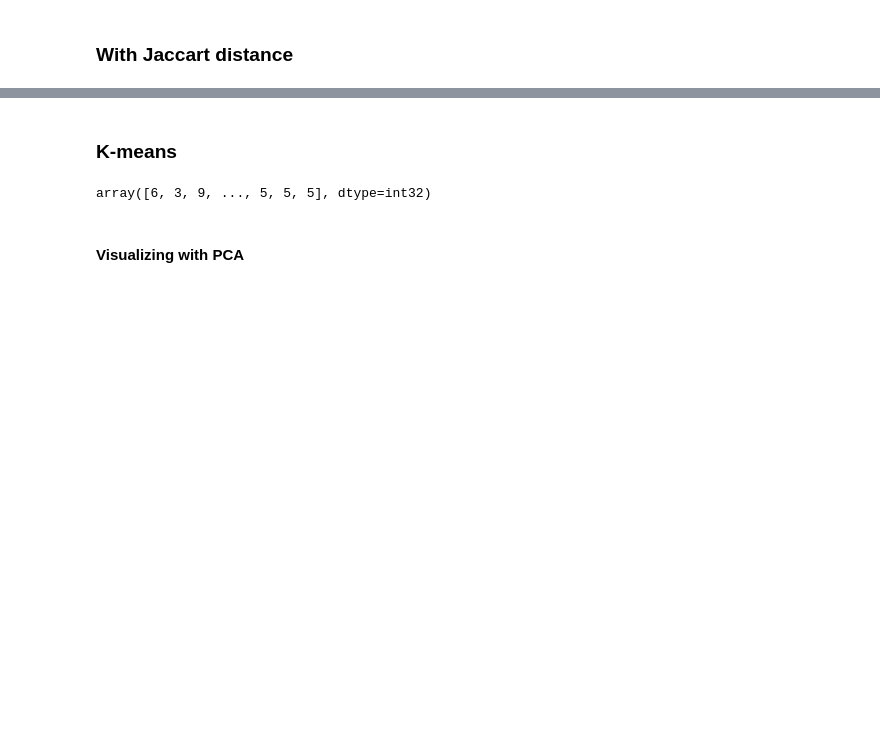
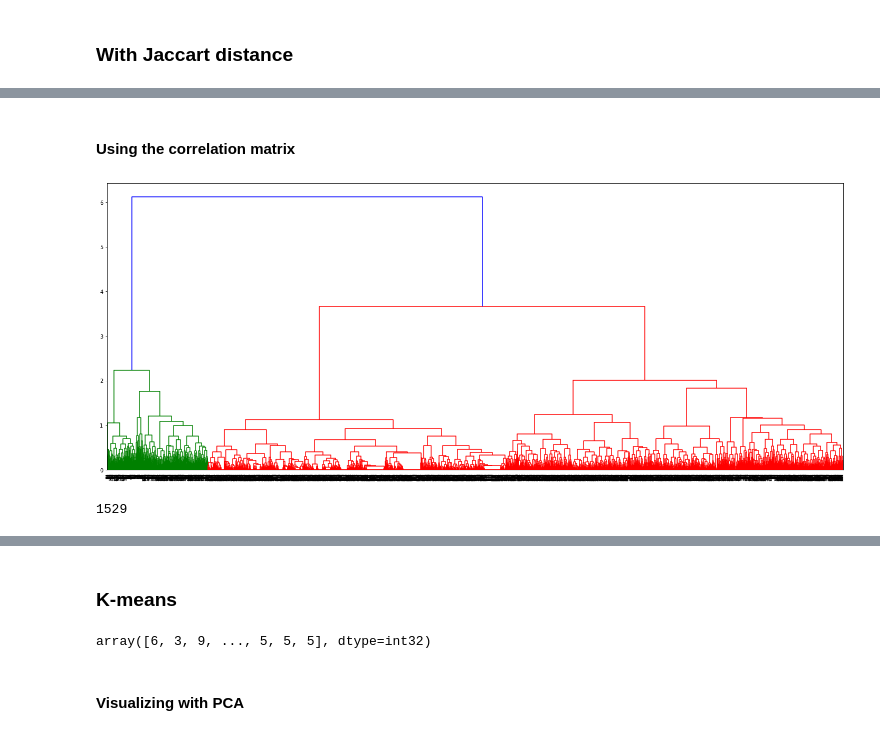
Before and after one commit to geovalexis/PP2GO, a Jupyter notebook: Methods.ipynb, the cells around one changed output, grey strips where cells are left out. Drawn from its saved outputs; the diff is of its cells as text; code cells hidden in the pictures; blank space fills up the shorter version.

Commit message:
Added more hierarchical clustering methods and made a couple of tests on it

```diff
--- a/Methods.ipynb
+++ b/Methods.ipynb
@@ -521,20 +529,11 @@ orthologs_counts_matrix_presence_absence = orthologs_counts_matrix.applymap(lamb
 # %% [markdown]
 ### With Hamming distance
 # %%
-import numpy as np
-import pandas as pd
-
+# NOT USED
 # Manual implementation of the matrix:
 def HammingDistance(v1: np.array, v2: np.array):
   return np.count_nonzero(np.bitwise_xor(v1, v2) == 1)
 
-# v1 = np.array([1,0])
-# v2 = np.array([1,1])
-# HammingDistance(v1,v2)
-
-
-# Automatic implementation of the matrix (Normalized):
-from sklearn.metrics import pairwise_distances
-
-X = pd.DataFrame(pairwise_distances(orthologs_counts_matrix_presence_absence, metric="hamming"))
-X
+v1 = np.array([1,0])
+v2 = np.array([1,1])
+HammingDistance(v1,v2)
@@ -562,0 +565,3 @@ AttributeError: ignored
+# %%
+Y = pdist(orthologs_counts_matrix_presence_absence, metric="jaccard") # uncondensed distance matrix
+pd.DataFrame(squareform(Y)) # condense distance matrix
@@ -566,0 +615,18 @@ Remember that clustering is part of Unsupervised Machine Learning
+# %% [markdown]
+#### Using the correlation matrix
+# %%
+# Snippet of code inspired from this paper https://www.embopress.org/doi/full/10.1038/msb.2013.50#msb201350-fig-0001 (within the "Generation of coevolved gene clusters")
+
+from scipy.cluster.hierarchy import linkage, dendrogram, fcluster
+
+Z = linkage(Y, method='ward', metric="euclidean")
+fig = plt.figure(figsize=(25, 10))
+dn = dendrogram(Z)
+plt.show()
+
+# Number of different clusters
+clusters_array = fcluster(Z, t=1, criterion='inconsistent')
+print(len(set(clusters_array)))
+# %% [output]
+[figure, added]
+1529
```
Also changed, not shown: parts of 21 cells of this notebook.
